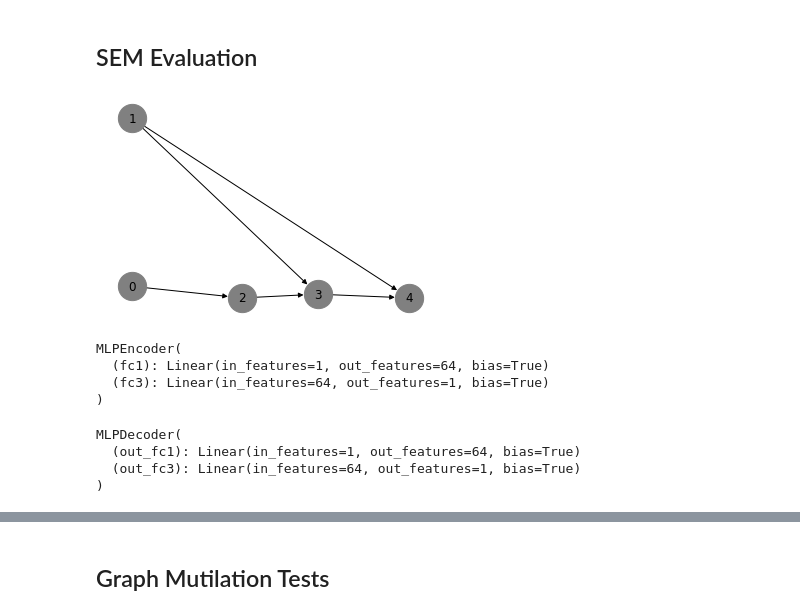
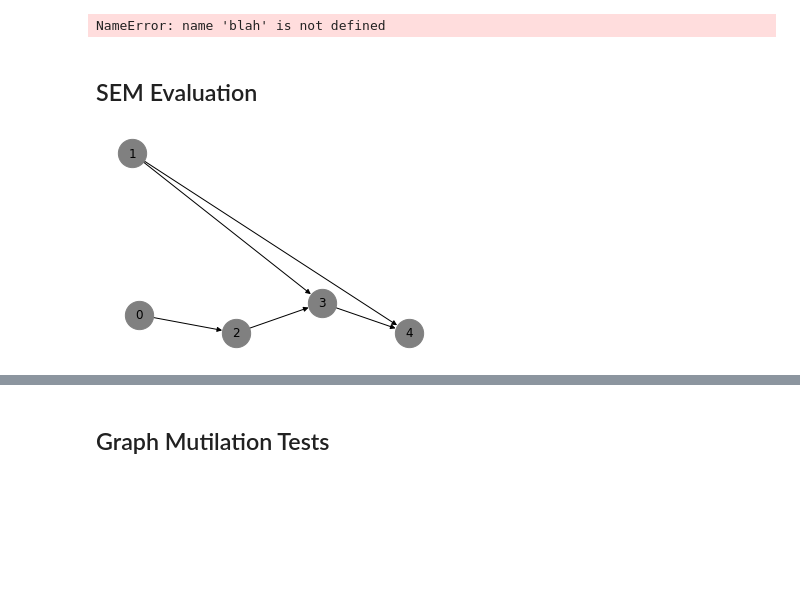
Before and after one commit to q1park/spacetime, a Jupyter notebook: experiments_1.ipynb, the cells around one changed output, grey strips where cells are left out. Drawn from its saved outputs; the diff is of its cells as text; code cells hidden in the pictures; blank space fills up the shorter version.

```diff
--- a/experiments_1.ipynb
+++ b/experiments_1.ipynb
@@ -60,0 +22,26 @@ array([[0.   , 0.   , 0.897, 0.   , 0.   ],
+# %%
+node_dict = {0:[0,1], 1:[2], 2:[3], 3:[4]}
+node_list = [j for i in node_dict.values() for j in i]
+n_nodes = sum(map(len, node_dict.values()))
+from spacetime.training_att import h_A, h_A_timed
+
+sim_params = Parameters(graph_type='erdos-renyi', graph_degree=3, edge_types=2,
+                        sem_type='nonlinear_2', x_dims=1, sem_noise='linear-gauss',
+                        noise_scale = 0.6, sample_size=7500, seed=42)
+
+mod_params = Parameters(n_nodes=n_nodes, x_dims=1, h_dims=64, z_dims=1, graph_threshold=0.4)
+
+trn_params = Parameters(batch_size=100, epochs=5)
+
+opt_params = Parameters(constraint=lambda x: h_A_timed(x, node_dict),
+                        lr=3e-3, l=1e-2, c=1.0, h=np.inf, tau=1e-10,
+                        max_iters=50, h_tol=1e-8)
+# %%
+g = SpaceTime.from_spacelike(node_list, simulate=True,
+                             degree=sim_params.graph_degree,
+                             graph_type=sim_params.graph_type,
+                             w_range=(0.5,2.0), force_positive=True, seed=0)
+g.graph.edges[(1,3)]['weight'] *= 2.0
+g.graph.edges[(2,3)]['weight'] *= 0.5
+g.show_adj()
+g.draw_graph()
@@ -64,8 +59,8 @@ mutilate = 3
 observe = 4
 latent = 1
 # %%
-g.data = Simulator.sem(graph=g.graph, n=args.data_sample_size, x_dims=args.x_dims,
-                       sem_type=args.graph_sem_type, linear_type=args.graph_linear_type,
-                       noise_scale=args.noise_scale, seed=args.seed)
-train_loader, test_loader = g.torch_loader(g.data, args.batch_size)
+g.data = Simulator.sem(graph=g.graph, n=sim_params.sample_size, x_dims=sim_params.x_dims,
+                       sem_type=sim_params.sem_noise, linear_type=sim_params.sem_type,
+                       noise_scale=sim_params.noise_scale, seed=sim_params.seed)
+train_loader, test_loader = g.torch_loader(g.data, trn_params.batch_size)
 # %% [output]
@@ -191,26 +177,21 @@ Best Epoch: 0004         Best ELBO: 0.0150791953 Best NLL: 0.0002542698
+# %%
+blah
+# %% [output]
+NameError: name 'blah' is not defined
 # %% [markdown]
 ## SEM Evaluation
 # %%
-g_learned = SpaceTime.from_adjacency(best_ELBO_graph)
+g_learned = SpaceTime.from_adjacency(optimizerL.show_adj(mod_params.graph_threshold))
 g_learned.draw_graph()
 # %% [output]
-[figure, old version]
+[figure, new version]
 # %%
-encoder.eval()
-decoder.eval()
+autoencoder.eval()
 
 data = next(iter(test_loader))[0].double()
-_, noise, _, _, _, _, Wa_train = encoder(data)
-_, preds = decoder(noise, g_learned.torch_graph(), Wa_train)
+noise, _, Wa_train = autoencoder.encode(data)
+preds = autoencoder.decode(noise, g_learned.torch_graph(), Wa_train)
+pass;
-# %% [output]
-MLPEncoder(
-  (fc1): Linear(in_features=1, out_features=64, bias=True)
-  (fc3): Linear(in_features=64, out_features=1, bias=True)
-)
-MLPDecoder(
-  (out_fc1): Linear(in_features=1, out_features=64, bias=True)
-  (out_fc3): Linear(in_features=64, out_features=1, bias=True)
-)
 # %%
 X_train = NodeData(g.data, bins=10)
 Z_learned = NodeData(noise.detach().numpy(), bins=10)
```
Also changed, not shown: parts of 20 cells of this notebook, 11 other files.
